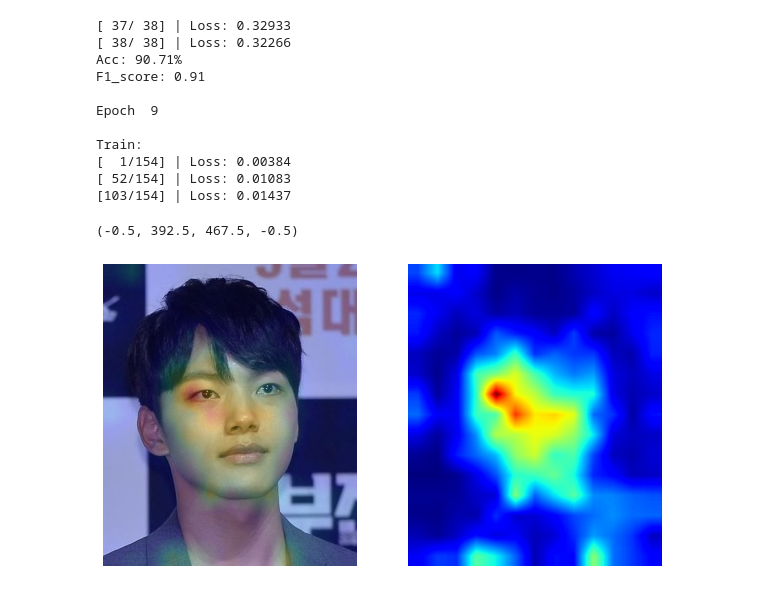
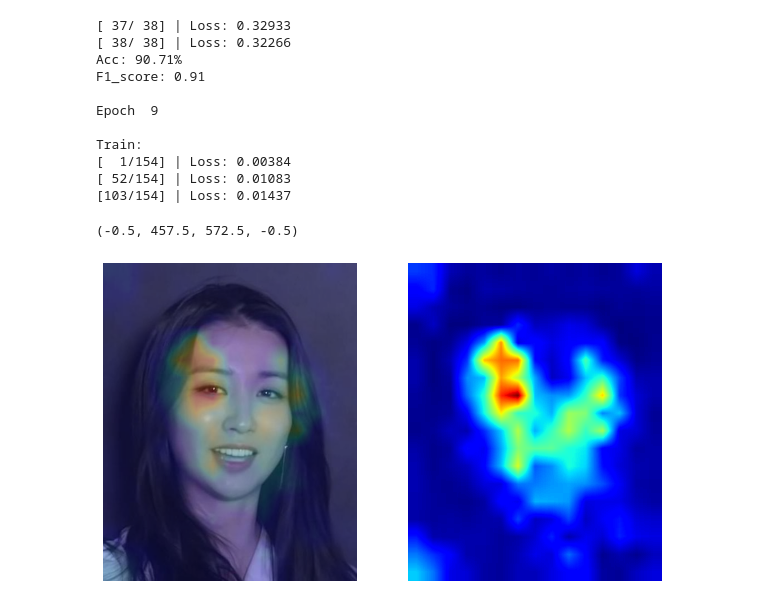
Before and after one commit to boostcampaitech3/final-project-level3-cv-03, a Jupyter notebook: Model Part/Base classification.ipynb, the cells around one changed output. Cells and saved outputs as stored; diff of their text form; code cells hidden in the pictures.

```diff
--- a/Model Part/Base classification.ipynb
+++ b/Model Part/Base classification.ipynb
@@ -466,34 +466,34 @@ cam_transform = A.Compose([
                         ToTensorV2()
                         ])
 # %%
-img_path = './data/images/공유/공유_003.jpg'
+img_path = './data/images/박하선/박하선_000.jpg'
 
 img = cv2.imread(img_path)
 img = cv2.cvtColor(img, cv2.COLOR_BGR2RGB).astype(np.float32)
 img /= 255.0
 
 transformed = cam_transform(image=img)
 img = transformed['image']
 shape = img.shape
 
 model = model.to(device)
 feature_map = model.features(img.unsqueeze(0).to(device)).to('cpu').detach().squeeze()
 weight = list(model.classifier.parameters())[0].to('cpu')
 pred_cls = model(img.unsqueeze(0).to(device)).argmax()
 
 cam_img = CAM(feature_map, weight, pred_cls, shape)
 
 fig = plt.figure(figsize = (10, 10))
 plt.jet()
 ax = fig.add_subplot(121)
 
 ax.imshow(img.permute([1,2,0]))
 ax.imshow(cam_img, alpha = 0.2)
 ax.axis('off')
 
 ax = fig.add_subplot(122)
 ax.imshow(cam_img)
 ax.axis('off')
 # %% [output]
-(-0.5, 392.5, 467.5, -0.5)
+(-0.5, 457.5, 572.5, -0.5)
-[figure, old version]
+[figure, new version]
```
Also changed, not shown: parts of 3 cells of this notebook.
